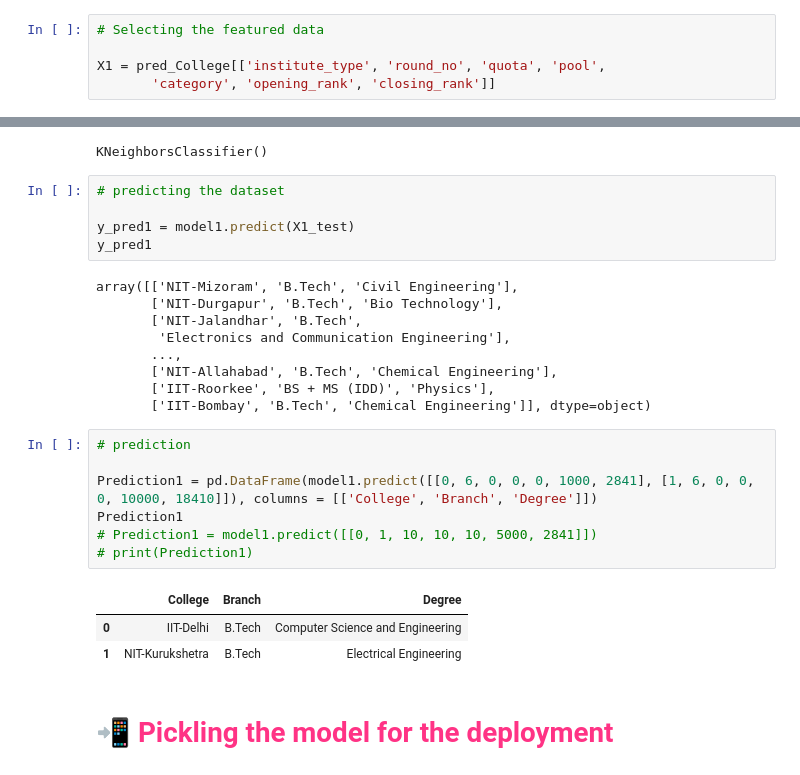
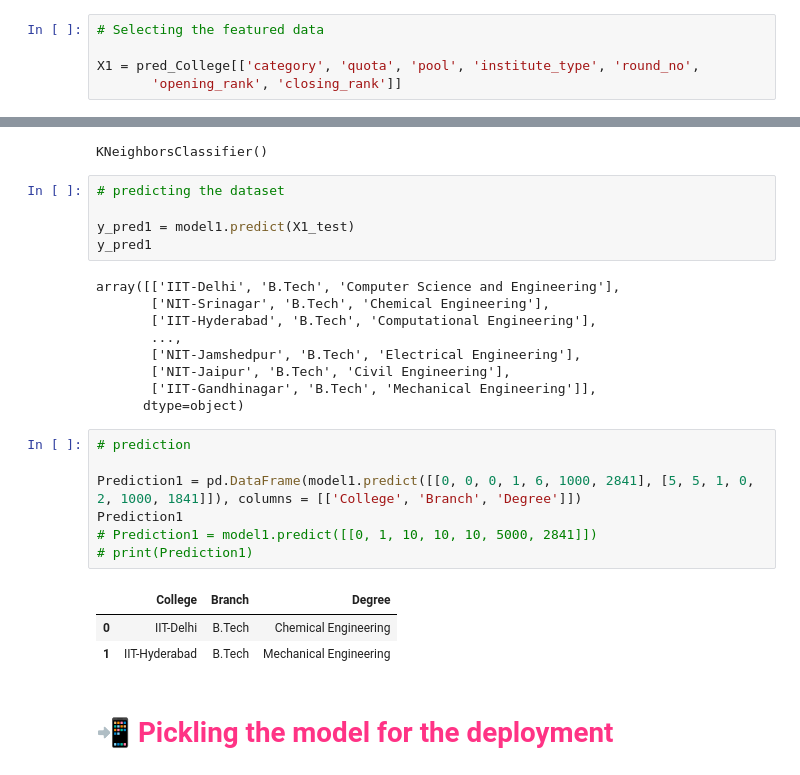
Before and after one commit to Satyam4229/College-Predictor-System, a Jupyter notebook: college-predictor-system.ipynb, the cells around one changed output, grey strips where cells are left out. Cells and saved outputs as stored; diff of their text form.

```diff
--- a/college-predictor-system.ipynb
+++ b/college-predictor-system.ipynb
@@ -894,8 +885,8 @@ y1 = pred_College[['institute_short', 'degree_short', 'program_name']]
 # %%
 # Selecting the featured data
 
-X1 = pred_College[['institute_type', 'round_no', 'quota', 'pool',
-       'category', 'opening_rank', 'closing_rank']]
+X1 = pred_College[['category', 'quota', 'pool', 'institute_type', 'round_no',
+       'opening_rank', 'closing_rank']]
 # %% [markdown]
 ## **<span style="color:#ff3385;">💔 Splitting the training and testing data </span>**
 # %%
@@ -928,25 +919,25 @@ KNeighborsClassifier()
 y_pred1 = model1.predict(X1_test)
 y_pred1
 # %% [output]
-array([['NIT-Mizoram', 'B.Tech', 'Civil Engineering'],
-       ['NIT-Durgapur', 'B.Tech', 'Bio Technology'],
-       ['NIT-Jalandhar', 'B.Tech',
-        'Electronics and Communication Engineering'],
+array([['IIT-Delhi', 'B.Tech', 'Computer Science and Engineering'],
+       ['NIT-Srinagar', 'B.Tech', 'Chemical Engineering'],
+       ['IIT-Hyderabad', 'B.Tech', 'Computational Engineering'],
        ...,
-       ['NIT-Allahabad', 'B.Tech', 'Chemical Engineering'],
-       ['IIT-Roorkee', 'BS + MS (IDD)', 'Physics'],
-       ['IIT-Bombay', 'B.Tech', 'Chemical Engineering']], dtype=object)
+       ['NIT-Jamshedpur', 'B.Tech', 'Electrical Engineering'],
+       ['NIT-Jaipur', 'B.Tech', 'Civil Engineering'],
+       ['IIT-Gandhinagar', 'B.Tech', 'Mechanical Engineering']],
+      dtype=object)
 # %%
 # prediction
 
-Prediction1 = pd.DataFrame(model1.predict([[0, 6, 0, 0, 0, 1000, 2841], [1, 6, 0, 0, 0, 10000, 18410]]), columns = [['College', 'Branch', 'Degree']])
+Prediction1 = pd.DataFrame(model1.predict([[0, 0, 0, 1, 6, 1000, 2841], [5, 5, 1, 0, 2, 1000, 1841]]), columns = [['College', 'Branch', 'Degree']])
 Prediction1
 # Prediction1 = model1.predict([[0, 1, 10, 10, 10, 5000, 2841]])
 # print(Prediction1)
 # %% [output]
 |  | College | Branch | Degree |
-| 0 | IIT-Delhi | B.Tech | Computer Science and Engineering |
-| 1 | NIT-Kurukshetra | B.Tech | Electrical Engineering |
+| 0 | IIT-Delhi | B.Tech | Chemical Engineering |
+| 1 | IIT-Hyderabad | B.Tech | Mechanical Engineering |
 # %% [markdown]
 # **<span style="color:#ff3385;">📲 Pickling the model for the deployment</span>**
 # %%
```
Also changed, not shown: parts of 20 cells of this notebook, 4 other files.
